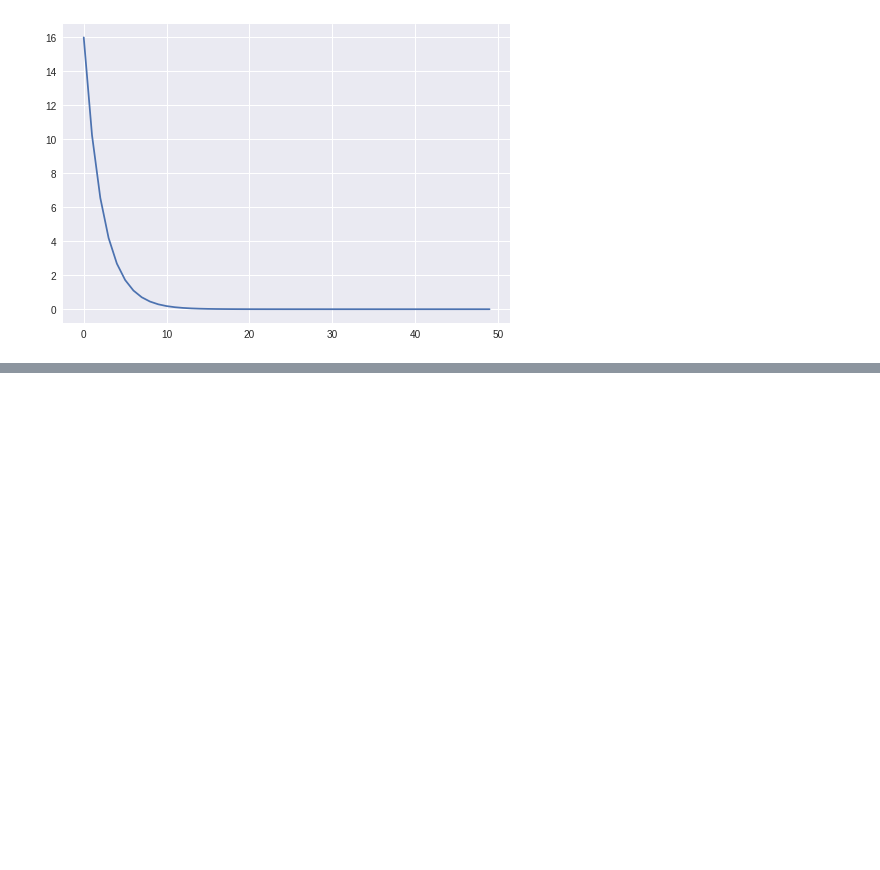
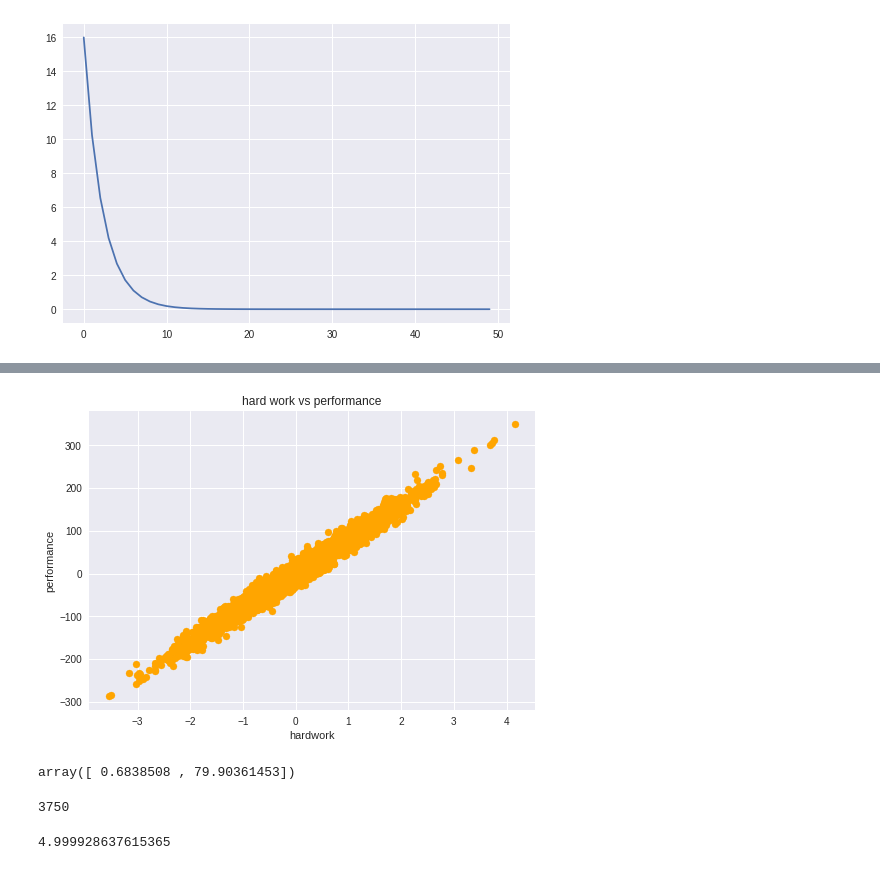
Before and after one commit to mohinesh9999/Kaggle, a Jupyter notebook: regression.ipynb, the cells around one changed output, grey strips where cells are left out. Cells and saved outputs as stored; diff of their text form; code cells hidden in the pictures; blank space fills up the shorter version.

```diff
--- a/regression.ipynb
+++ b/regression.ipynb
@@ -96,0 +113,3 @@ raw
+# %%
+X=X.values
+Y=Y.values
@@ -96,0 +122,9 @@ raw
+# %%
+X=(X-u)/std
+plt.scatter(X,y,color="orange")
+plt.title("hard work vs performance")
+plt.xlabel("hardwork")
+plt.ylabel("performance")
+plt.show()
+# %% [output]
+[figure, added]
@@ -96,0 +172,12 @@ raw
+# %%
+theta
+# %% [output]
+array([ 0.6838508 , 79.90361453])
+# %%
+X.shape[0]
+# %% [output]
+3750
+# %%
+x
+# %% [output]
+4.999928637615365
```
Also changed, not shown: parts of 24 cells of this notebook.
